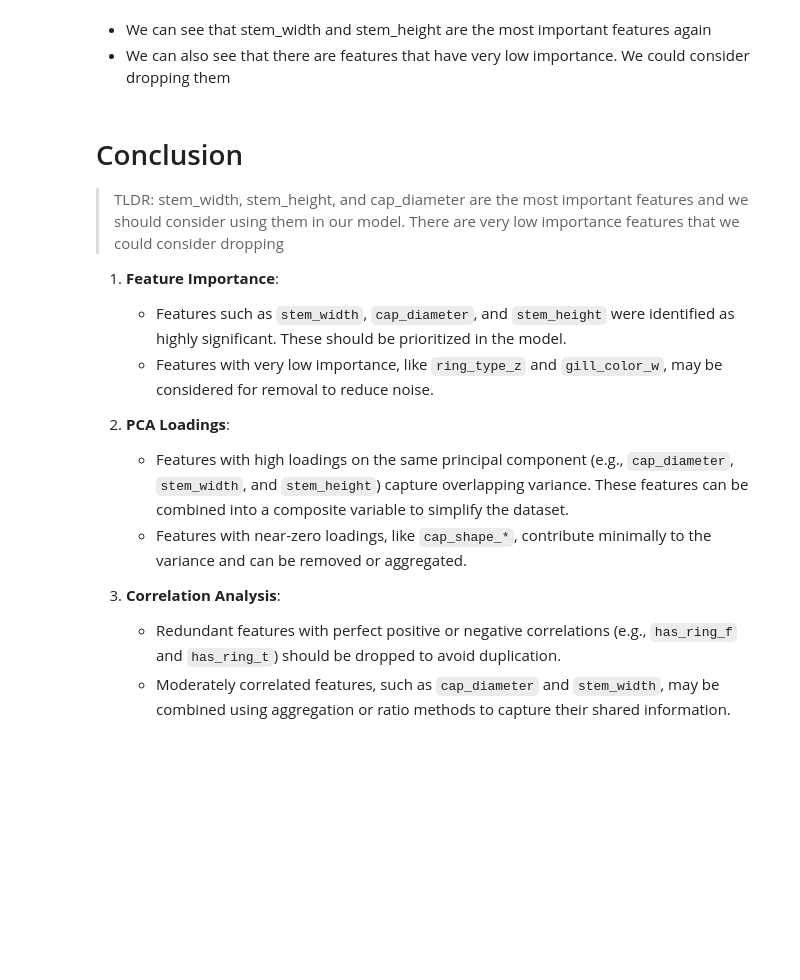
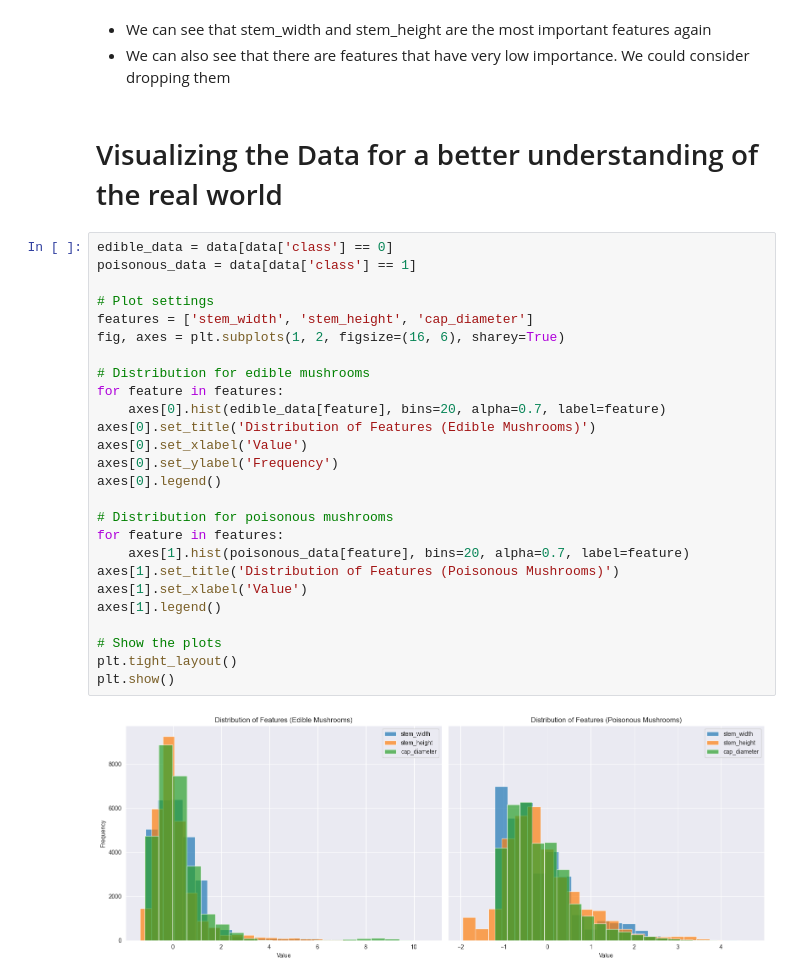
Before and after one commit to alicja-a-d/UAB_ML_project, a Jupyter notebook: notebook/Data_analysis.ipynb, the cells around one changed output. Cells and saved outputs as stored; diff of their text form; blank space fills up the shorter version.

Commit message:
Added a visual for a better understanding of the real world data

```diff
--- a/notebook/Data_analysis.ipynb
+++ b/notebook/Data_analysis.ipynb
@@ -152,19 +152,33 @@ print(importances.head(10))
 # %% [markdown]
 - We can see that stem_width and stem_height are the most important features again
 - We can also see that there are features that have very low importance. We could consider dropping them
-# %% [markdown]
-# Conclusion
-
-> TLDR: stem_width, stem_height, and cap_diameter are the most important features and we should consider using them in our model. There are very low importance features that we could consider dropping
-
-1. **Feature Importance**:
-   - Features such as `stem_width`, `cap_diameter`, and `stem_height` were identified as highly significant. These should be prioritized in the model.
-   - Features with very low importance, like `ring_type_z` and `gill_color_w`, may be considered for removal to reduce noise.
-
-2. **PCA Loadings**:
-   - Features with high loadings on the same principal component (e.g., `cap_diameter`, `stem_width`, and `stem_height`) capture overlapping variance. These features can be combined into a composite variable to simplify the dataset.
-   - Features with near-zero loadings, like `cap_shape_*`, contribute minimally to the variance and can be removed or aggregated.
-
-3. **Correlation Analysis**:
-   - Redundant features with perfect positive or negative correlations (e.g., `has_ring_f` and `has_ring_t`) should be dropped to avoid duplication.
-   - Moderately correlated features, such as `cap_diameter` and `stem_width`, may be combined using aggregation or ratio methods to capture their shared information.
+# %% [markdown]
+# Visualizing the Data for a better understanding of the real world
+# %%
+edible_data = data[data['class'] == 0]
+poisonous_data = data[data['class'] == 1]
+
+# Plot settings
+features = ['stem_width', 'stem_height', 'cap_diameter']
+fig, axes = plt.subplots(1, 2, figsize=(16, 6), sharey=True)
+
+# Distribution for edible mushrooms
+for feature in features:
+    axes[0].hist(edible_data[feature], bins=20, alpha=0.7, label=feature)
+axes[0].set_title('Distribution of Features (Edible Mushrooms)')
+axes[0].set_xlabel('Value')
+axes[0].set_ylabel('Frequency')
+axes[0].legend()
+
+# Distribution for poisonous mushrooms
+for feature in features:
+    axes[1].hist(poisonous_data[feature], bins=20, alpha=0.7, label=feature)
+axes[1].set_title('Distribution of Features (Poisonous Mushrooms)')
+axes[1].set_xlabel('Value')
+axes[1].legend()
+
+# Show the plots
+plt.tight_layout()
+plt.show()
+# %% [output]
+[figure, added]
```
Also changed, not shown: parts of 3 cells of this notebook.
